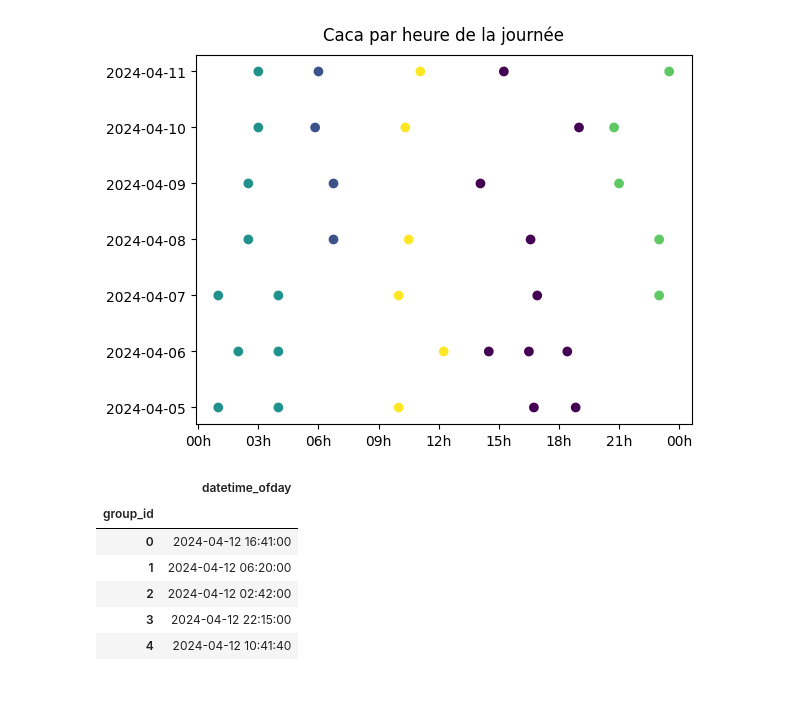
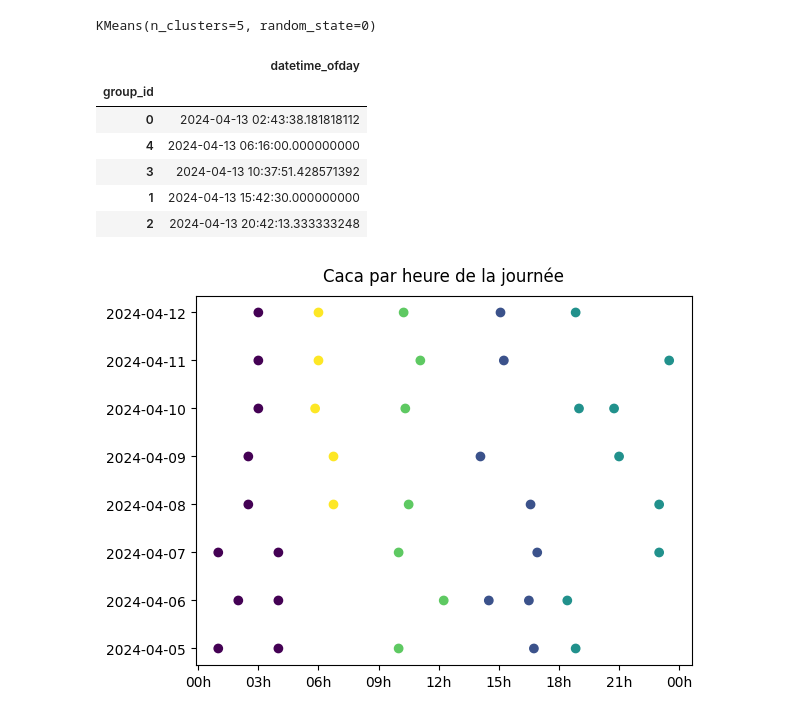
Before and after one commit to therealsemp/mydogtracker, a Jupyter notebook: notebooks/tracking.ipynb, the cells around one changed output. Drawn from its saved outputs; the diff is of its cells as text; code cells hidden in the pictures.

Commit message:
2024-04-13 data

```diff
--- a/notebooks/tracking.ipynb
+++ b/notebooks/tracking.ipynb
@@ -51,26 +51,22 @@ Avg Nb poop per day: 5.0 (5.0)
 # %%
 kmeans = KMeans(n_clusters=round(avg_nb_poop_per_day), random_state=0)
 kmeans.fit(df_poop_only[POOP_DF_COLUMN_TIMESTAMP_OF_DAY].array.reshape(-1,1))
-kmeans.labels_
-
-plt.scatter(df_poop_only[POOP_DF_COLUMN_DATETIME_OF_DAY],df_poop_only[POOP_DF_COLUMN_DATE],c=kmeans.labels_)
-plt.title('Caca par heure de la journée', pad=10)
-hourFormatter=mdates.DateFormatter('%Hh')
-plt.gca().xaxis.set_major_formatter(hourFormatter)
 # %% [output]
-[figure, removed]
+KMeans(n_clusters=5, random_state=0)
-# %%
-df_poop_group_kmean=pd.DataFrame({POOP_DF_COLUMN_DATETIME_OF_DAY:df_poop_only[POOP_DF_COLUMN_DATETIME_OF_DAY],"group_id":kmeans.labels_})
-df_poop_group_kmean
-df_poop_group_kmean.groupby('group_id').mean()
-# df_poop_only.groupby(POOP_DF_COLUMN_DATE).count() count by line
-# group_by.size() -> données par jours
-#avg_nb_poop_per_day=df_poop_group_by_date['total'].mean()
-# %% [output]
-|  | datetime_ofday |
-| group_id |  |
-| 0 | 2024-04-12 16:41:00 |
-| 1 | 2024-04-12 06:20:00 |
-| 2 | 2024-04-12 02:42:00 |
-| 3 | 2024-04-12 22:15:00 |
-| 4 | 2024-04-12 10:41:40 |
+# %%
+plt.scatter(df_poop_only[POOP_DF_COLUMN_DATETIME_OF_DAY],df_poop_only[POOP_DF_COLUMN_DATE],c=kmeans.labels_)
+plt.title('Caca par heure de la journée', pad=10)
+hourFormatter=mdates.DateFormatter('%Hh')
+plt.gca().xaxis.set_major_formatter(hourFormatter)
+
+df_poop_group_kmean=pd.DataFrame({POOP_DF_COLUMN_DATETIME_OF_DAY:df_poop_only[POOP_DF_COLUMN_DATETIME_OF_DAY],"group_id":kmeans.labels_})
+df_poop_group_kmean.groupby('group_id').mean().sort_values(by=POOP_DF_COLUMN_DATETIME_OF_DAY)
+# %% [output]
+|  | datetime_ofday |
+| group_id |  |
+| 0 | 2024-04-13 02:43:38.181818112 |
+| 4 | 2024-04-13 06:16:00.000000000 |
+| 3 | 2024-04-13 10:37:51.428571392 |
+| 1 | 2024-04-13 15:42:30.000000000 |
+| 2 | 2024-04-13 20:42:13.333333248 |
+[figure, added]
```
Also changed, not shown: parts of 2 cells of this notebook, 3 other files.
